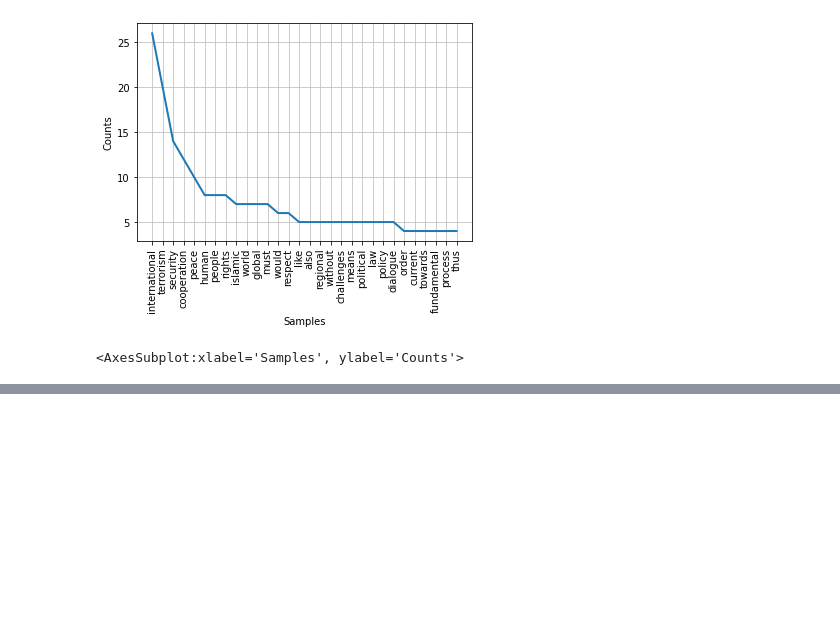
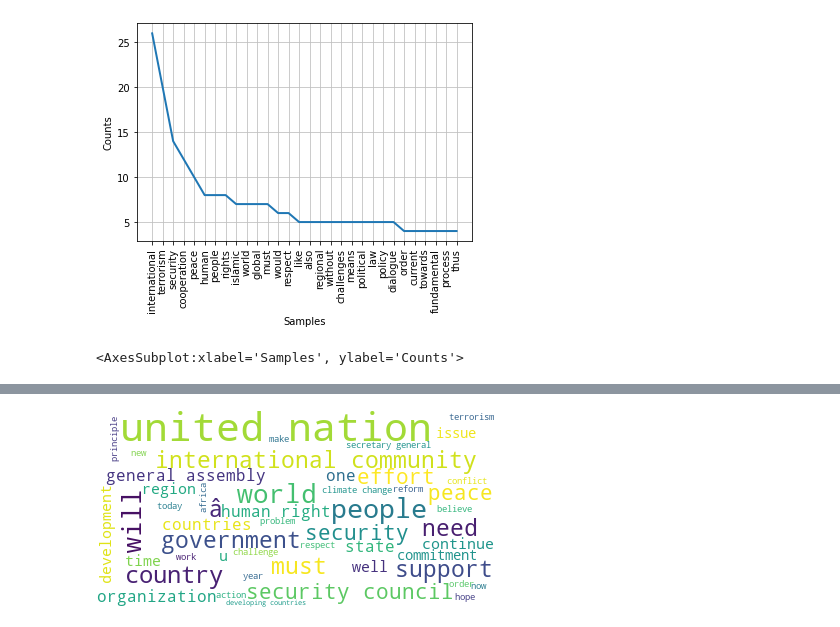
Before and after one commit to rikvandenberg/programming-for-data-science, a Jupyter notebook: assignment_1/Assigment.ipynb, the cells around one changed output, grey strips where cells are left out. Saved outputs shown, nothing was run; the diff lists cells and outputs as text; code cells hidden in the pictures; blank space fills up the shorter version.

```diff
--- a/assignment_1/Assigment.ipynb
+++ b/assignment_1/Assigment.ipynb
@@ -176,0 +223,11 @@ FreqDist(unique_words).plot(30)
+# %%
+# Wordcloud
+from wordcloud import WordCloud
+
+naughties = df_un_members.loc(axis=0)[2000:2010,:]
+long_string = ','.join(list(naughties["speech_processed"].values))
+wordcloud = WordCloud(background_color='white', max_words=50, contour_width=3, contour_color='steelblue')
+wordcloud.generate(long_string)
+wordcloud.to_image()
+# %% [output]
+[figure, added]
```
Also changed, not shown: parts of 14 cells of this notebook, 6 other files.
